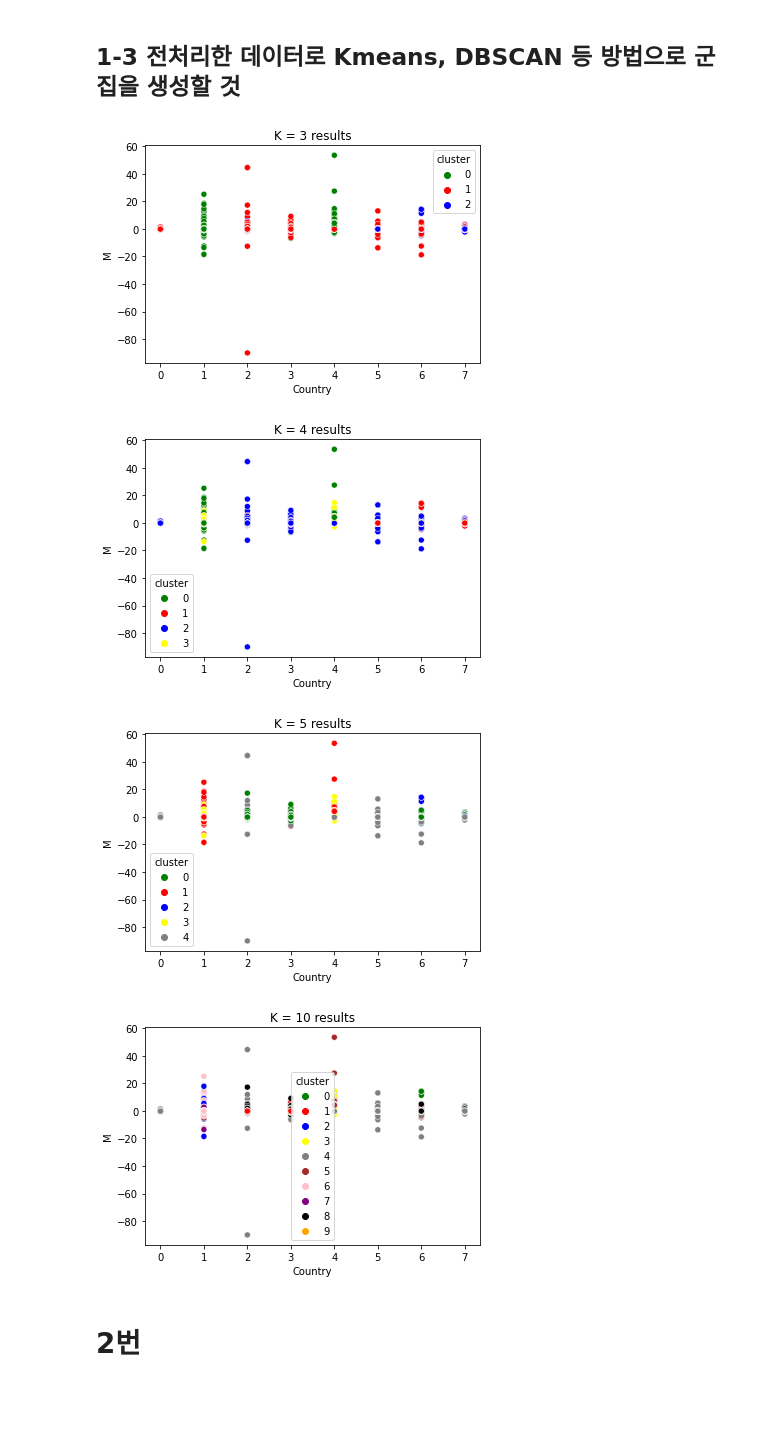
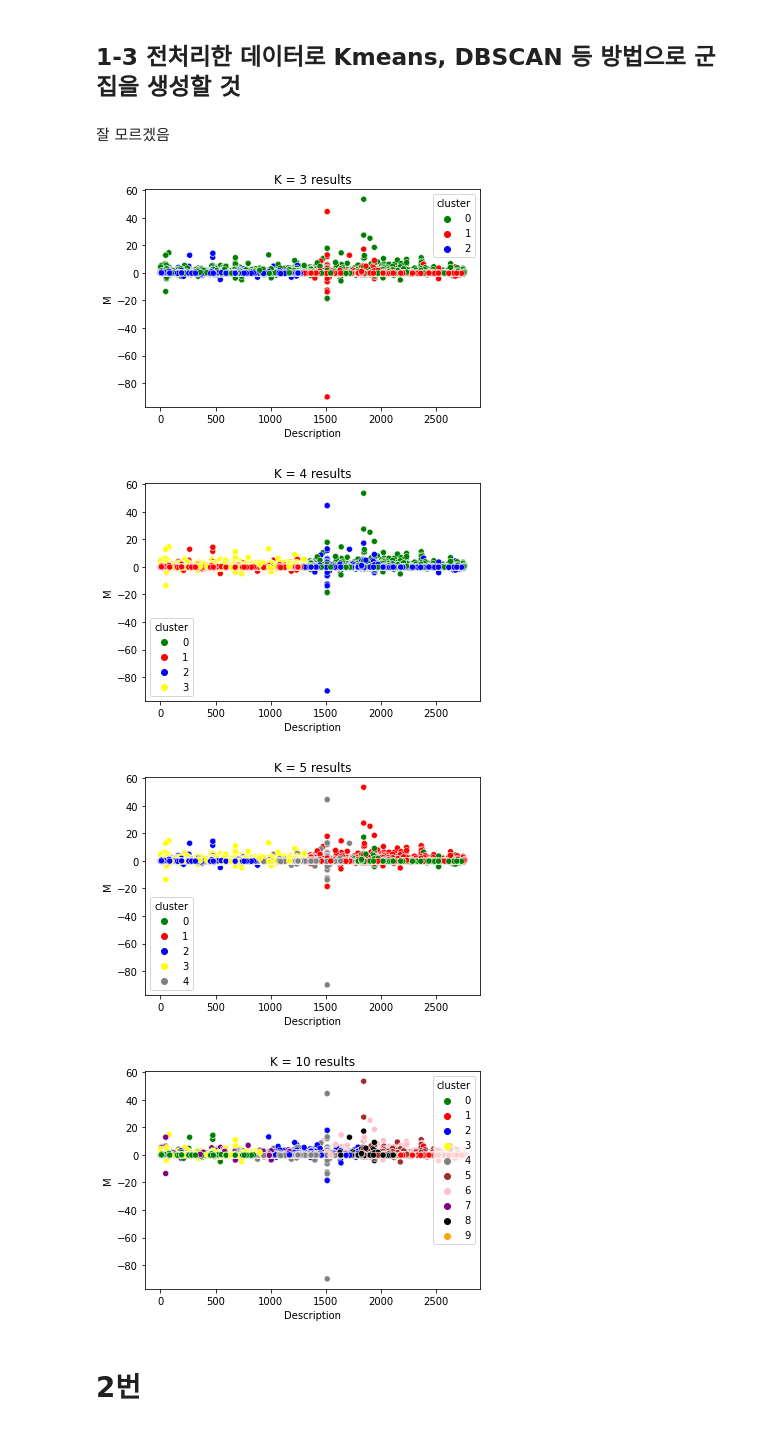
Before and after one commit to DMIS0126/ADP, a Jupyter notebook: Private_Study/Actual Exam/adp-26-2.ipynb, the cells around one changed output. Saved outputs shown, nothing was run; the diff lists cells and outputs as text; code cells hidden in the pictures; blank space fills up the shorter version.

```diff
--- a/Private_Study/Actual Exam/adp-26-2.ipynb
+++ b/Private_Study/Actual Exam/adp-26-2.ipynb
@@ -263,25 +263,27 @@ df_drop
 # %% [markdown]
 
 ## 1-3 전처리한 데이터로 Kmeans, DBSCAN 등 방법으로 군집을 생성할 것
+# %% [markdown]
+잘 모르겠음
 # %%
 # 시각화랑 같이 하기
 from sklearn.cluster import KMeans
 import seaborn as sns
 
 k = [3, 4, 5, 10]
 palette = ['green', 'red', 'blue', 'yellow', 'gray', 'brown', 'pink', 'purple', 'black', 'orange']
 for i in k:
     model = KMeans(n_clusters = i, random_state = 731)
     model.fit(df_drop)
     df_drop['cluster'] = model.fit_predict(df_drop)
-    sns.scatterplot(x='Country', y='M', hue = 'cluster', data = df_drop, palette = palette[:i])
+    sns.scatterplot(x='Description', y='M', hue = 'cluster', data = df_drop, palette = palette[:i])
     plt.title('K = %d results'%i)
     plt.show()
 # %% [output]
-[figure, old version]
+[figure, new version]
-[figure, old version]
+[figure, new version]
-[figure, old version]
+[figure, new version]
-[figure, old version]
+[figure, new version]
 # %% [markdown]
 # 2번
 # %% [markdown]
```
Also changed, not shown: parts of 13 cells of this notebook.
